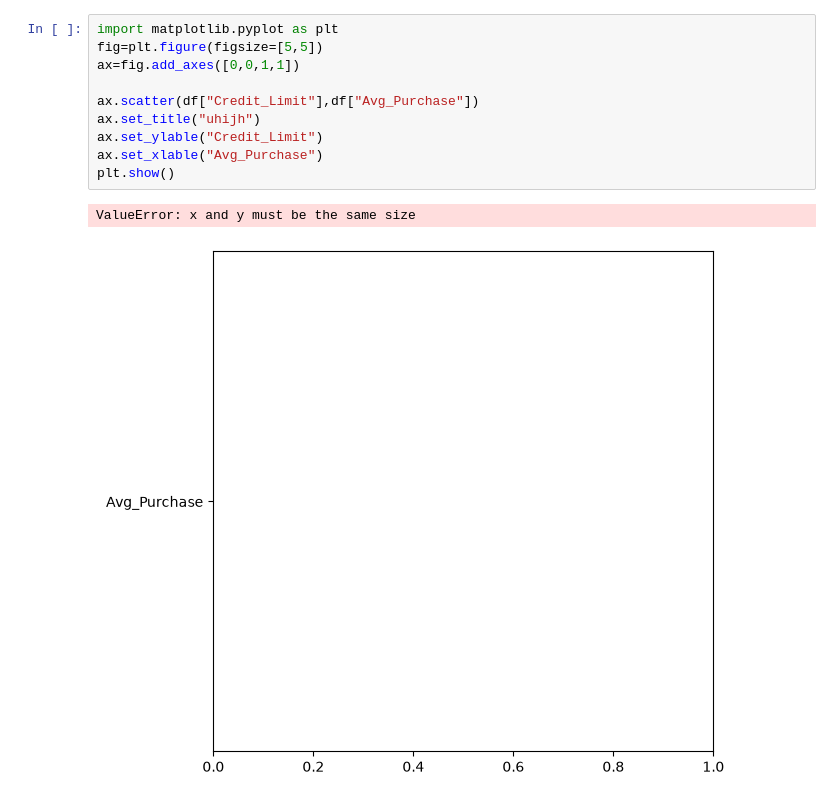
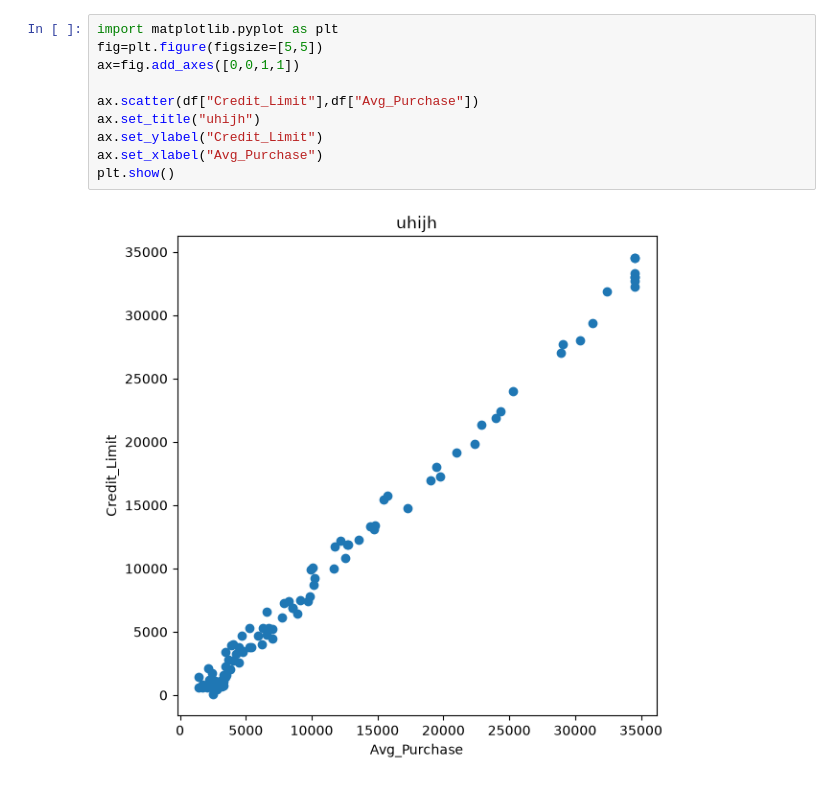
Before and after one commit to inuspendari786/practice, a Jupyter notebook: credit2.ipynb, the cells around one changed output. Saved outputs shown, nothing was run; the diff lists cells and outputs as text.

```diff
--- a/credit2.ipynb
+++ b/credit2.ipynb
@@ -24,13 +25,12 @@ print(df)
 # %%
 import matplotlib.pyplot as plt
 fig=plt.figure(figsize=[5,5])
 ax=fig.add_axes([0,0,1,1])
 
 ax.scatter(df["Credit_Limit"],df["Avg_Purchase"])
 ax.set_title("uhijh")
-ax.set_ylable("Credit_Limit")
-ax.set_xlable("Avg_Purchase")
+ax.set_ylabel("Credit_Limit")
+ax.set_xlabel("Avg_Purchase")
 plt.show()
 # %% [output]
-ValueError: x and y must be the same size
-[figure, old version]
+[figure, new version]
```
Also changed, not shown: parts of 12 cells of this notebook, 25 other files.
